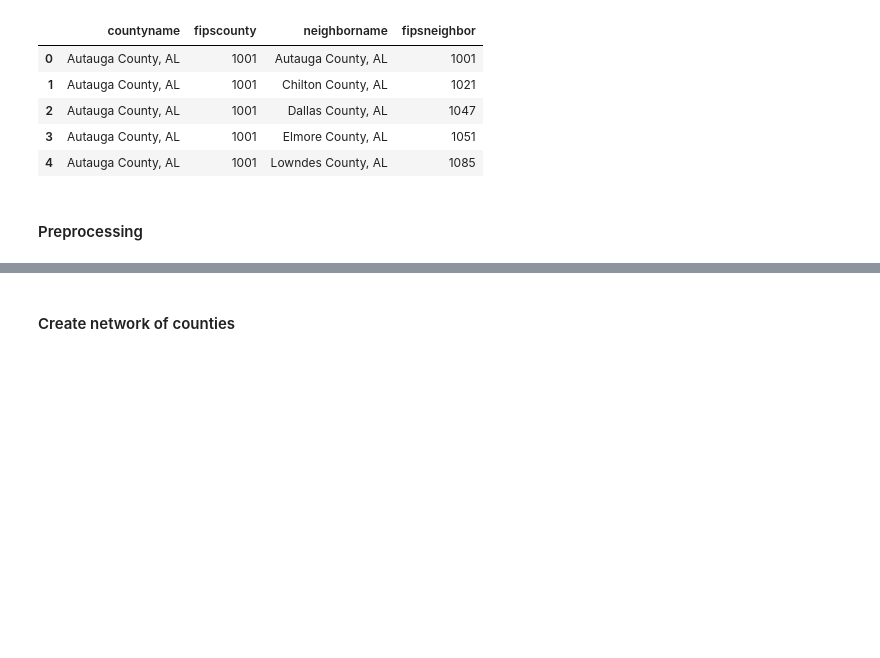
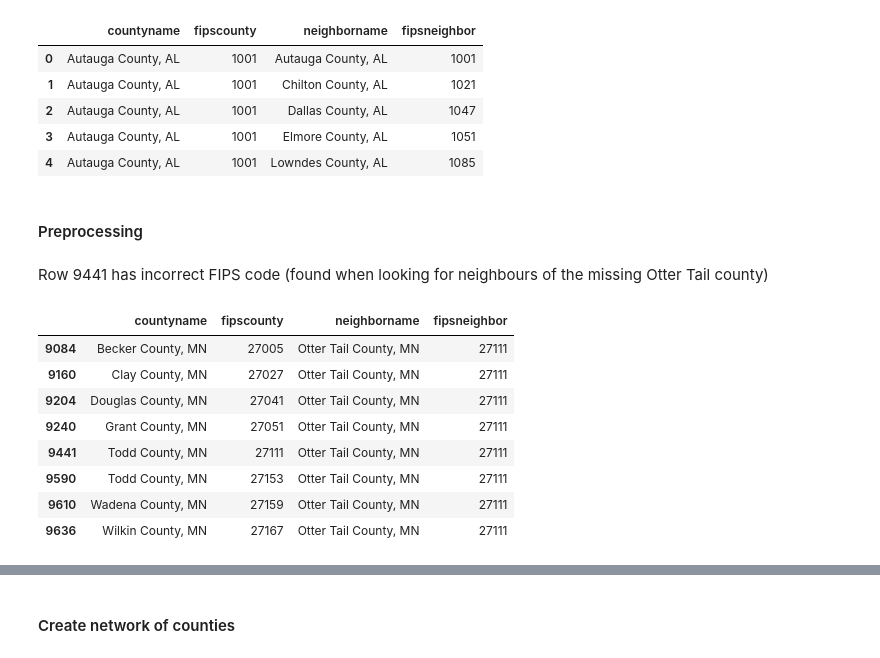
Before and after one commit to samar14641/covid-us-networks, a Jupyter notebook: network_builder.ipynb, the cells around one changed output, grey strips where cells are left out. Cells and saved outputs as stored; diff of their text form; code cells hidden in the pictures; blank space fills up the shorter version.

```diff
--- a/network_builder.ipynb
+++ b/network_builder.ipynb
@@ -114,3 +116,17 @@ counties.head()
 | 4 | Autauga County, AL | 1001 | Lowndes County, AL | 1085 |
 # %% [markdown]
 #### Preprocessing
+# %% [markdown]
+Row 9441 has incorrect FIPS code (found when looking for neighbours of the missing Otter Tail county)
+# %%
+counties[counties['neighborname'] == 'Otter Tail County, MN']
+# %% [output]
+|  | countyname | fipscounty | neighborname | fipsneighbor |
+| 9084 | Becker County, MN | 27005 | Otter Tail County, MN | 27111 |
+| 9160 | Clay County, MN | 27027 | Otter Tail County, MN | 27111 |
+| 9204 | Douglas County, MN | 27041 | Otter Tail County, MN | 27111 |
+| 9240 | Grant County, MN | 27051 | Otter Tail County, MN | 27111 |
+| 9441 | Todd County, MN | 27111 | Otter Tail County, MN | 27111 |
+| 9590 | Todd County, MN | 27153 | Otter Tail County, MN | 27111 |
+| 9610 | Wadena County, MN | 27159 | Otter Tail County, MN | 27111 |
+| 9636 | Wilkin County, MN | 27167 | Otter Tail County, MN | 27111 |
```
Also changed, not shown: parts of 22 cells of this notebook, 1 other file.
